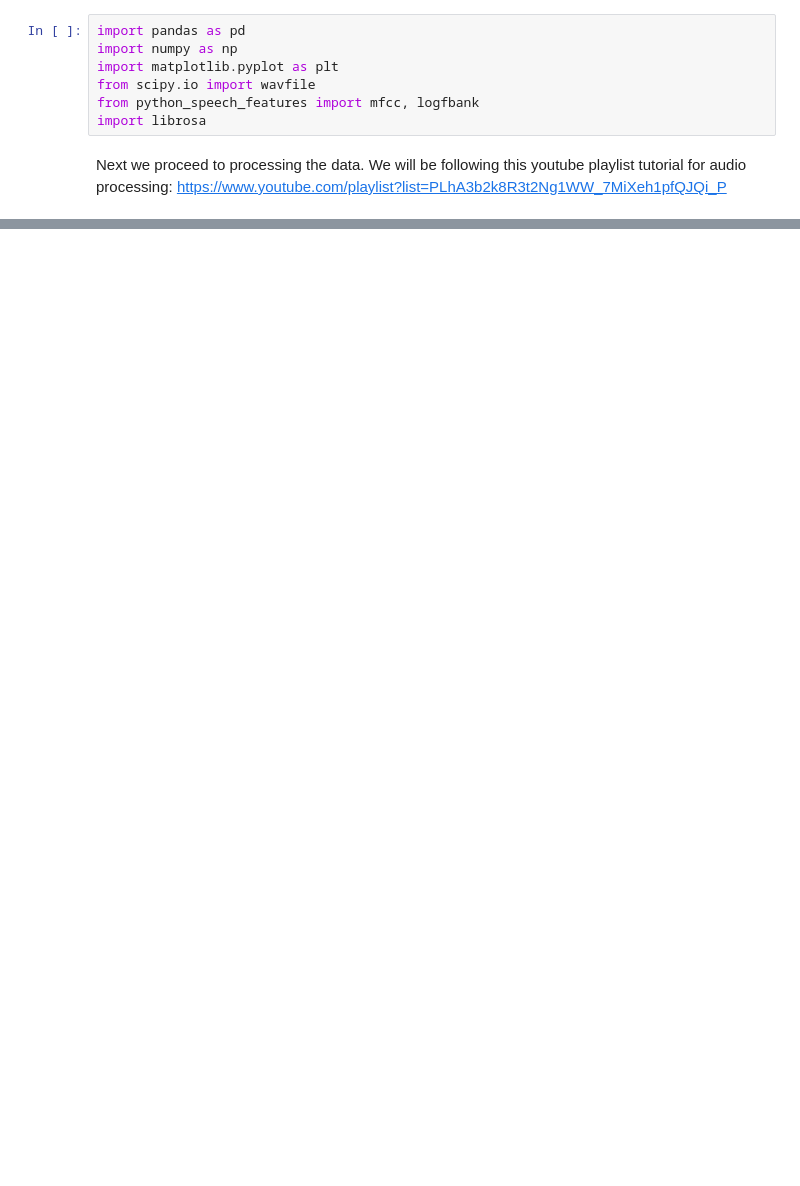
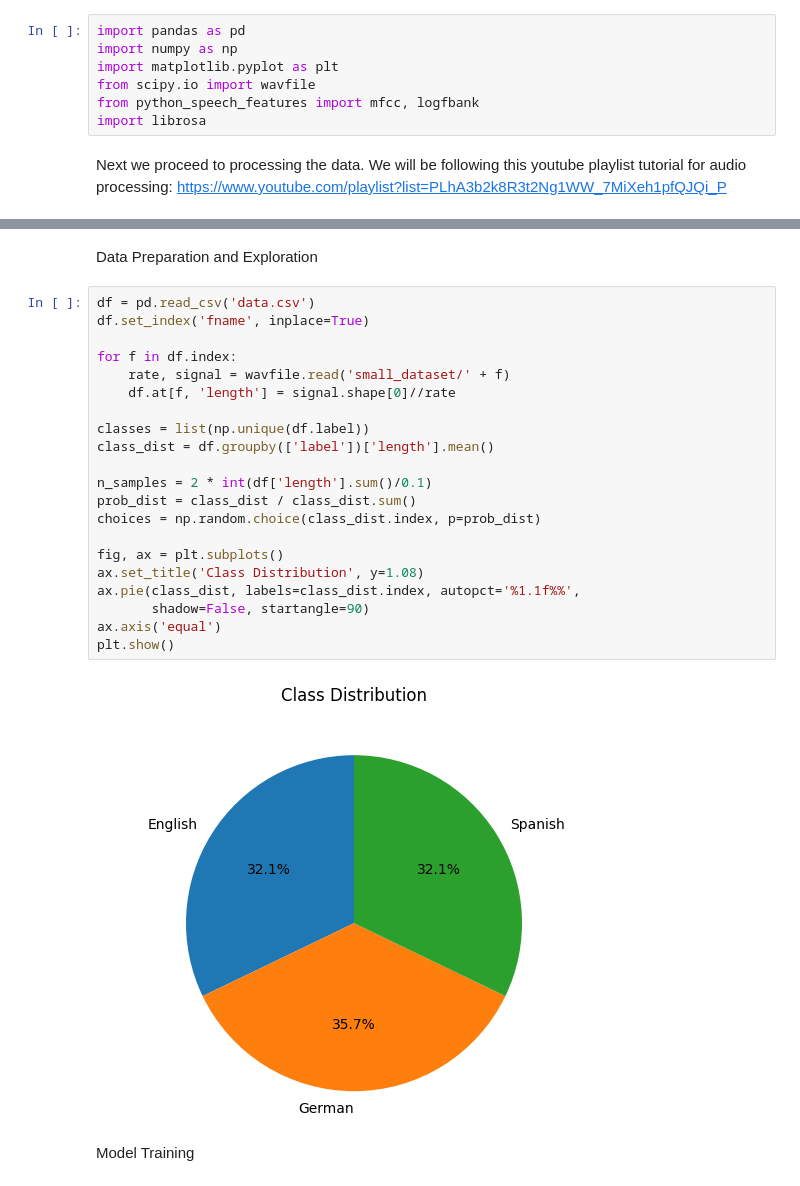
Before and after one commit to CapnSpek/SpokenLanguageDetection, a Jupyter notebook: Notebook.ipynb, the cells around one changed output, grey strips where cells are left out. Cells and saved outputs as stored; diff of their text form; blank space fills up the shorter version.

Commit message:
Built and trained a sample model

```diff
--- a/Notebook.ipynb
+++ b/Notebook.ipynb
@@ -139,0 +254,27 @@ plt.show()
+# %% [markdown]
+Data Preparation and Exploration
+# %%
+df = pd.read_csv('data.csv')
+df.set_index('fname', inplace=True)
+
+for f in df.index:
+    rate, signal = wavfile.read('small_dataset/' + f)
+    df.at[f, 'length'] = signal.shape[0]//rate
+
+classes = list(np.unique(df.label))
+class_dist = df.groupby(['label'])['length'].mean()
+
+n_samples = 2 * int(df['length'].sum()/0.1)
+prob_dist = class_dist / class_dist.sum()
+choices = np.random.choice(class_dist.index, p=prob_dist)
+
+fig, ax = plt.subplots()
+ax.set_title('Class Distribution', y=1.08)
+ax.pie(class_dist, labels=class_dist.index, autopct='%1.1f%%',
+       shadow=False, startangle=90)
+ax.axis('equal')
+plt.show()
+# %% [output]
+[figure, added]
+# %% [markdown]
+Model Training
```
Also changed, not shown: parts of 26 cells of this notebook, 5 other files.
